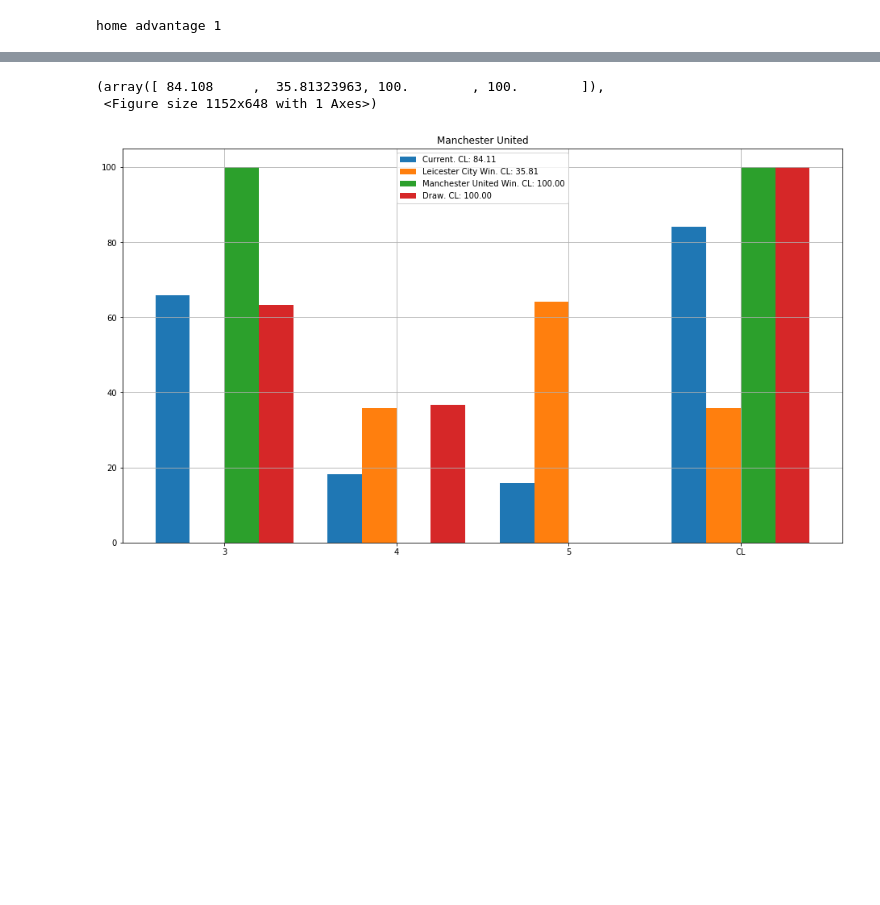
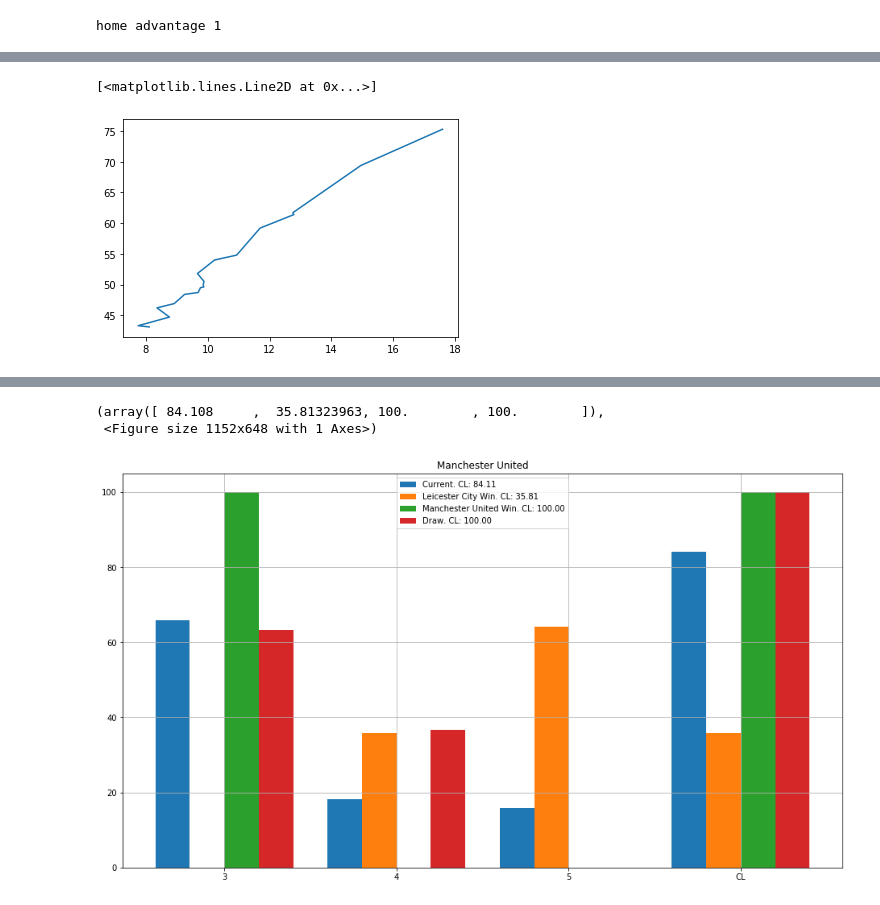
Before and after one commit to tchnvkng/football_sim, a Jupyter notebook: new_v.ipynb, the cells around one changed output, grey strips where cells are left out. Cells and saved outputs as stored; diff of their text form; code cells hidden in the pictures; blank space fills up the shorter version.

```diff
--- a/new_v.ipynb
+++ b/new_v.ipynb
@@ -68,0 +69,5 @@ sr
+# %%
+plt.plot(sr['rating'],sr['Points (mean)'])
+# %% [output]
+[<matplotlib.lines.Line2D at 0x...>]
+[figure, added]
```
Also changed, not shown: parts of 9 cells of this notebook, 1 other file.
